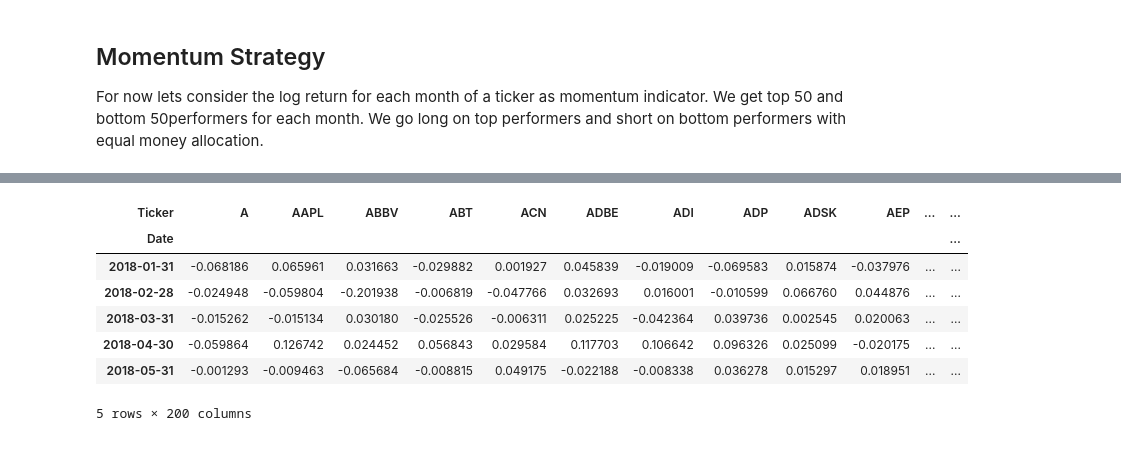
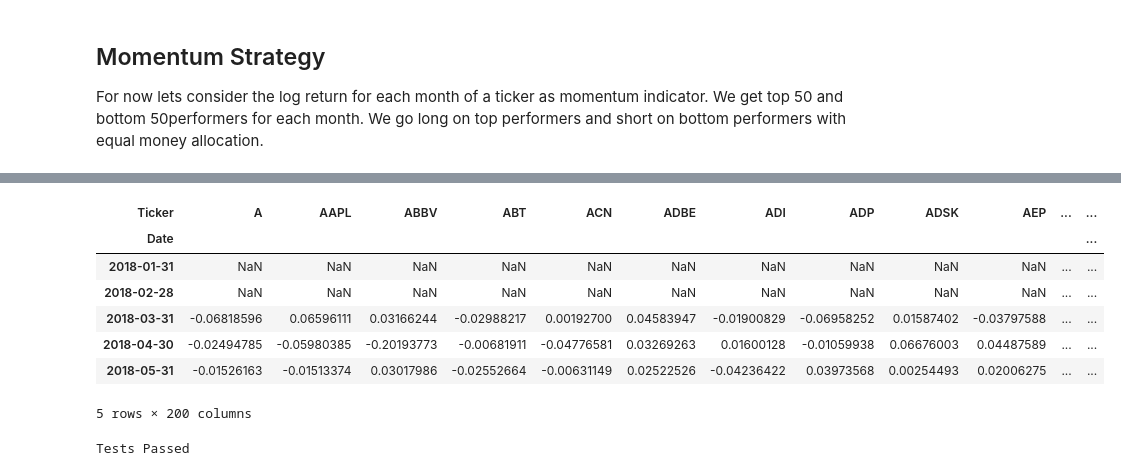
Before and after one commit to ansingh16/AI_for_trading, a Jupyter notebook: Strategies/Momentum_strategy.ipynb, the cells around one changed output, grey strips where cells are left out. Cells and saved outputs as stored; diff of their text form; code cells hidden in the pictures.

```diff
--- a/Strategies/Momentum_strategy.ipynb
+++ b/Strategies/Momentum_strategy.ipynb
@@ -79,5 +86,5 @@ def get_data(tickers, start="2018-01-01", end="2020-01-01"):
     data = yf.download(tickers, start=start, end=end,progress=False)['Adj Close']
     return data
 
-prices = get_data(top_200_companies['Ticker'].tolist())
+close_prices = get_data(top_200_companies['Ticker'].tolist())
 # %%
@@ -93,17 +100,16 @@ prices.head()
 5 rows × 200 columns
 # %%
 # resample prices to get month end prices
-def get_month_end_prices(prices):
+def get_month_end_prices(close_prices,freq='ME'):
     """
     Parameters:
     prices : DataFrame
         Prices for each ticker and date
     Returns:
-    prices_month_end : DataFrame
+    prices_resampled : DataFrame
         Prices for each ticker and month end date
     """
-    prices_month_end = prices.resample('M').last()
-    return prices_month_end
+    prices_resampled = close_prices.resample(freq).last()
+    return prices_resampled
 
-prices_month_end = get_month_end_prices(prices)
-prices_month_end.head()
+prices_month_end = get_month_end_prices(close_prices, freq='ME')
@@ -122,19 +124,19 @@ prices_month_end.head()
 For now lets consider the log return for each month of a ticker as momentum indicator. We get top 50 and bottom 50performers for each month. We go long on top performers and short on bottom performers with equal money allocation.
 # %%
 # get log returns for monthly data
-def get_monthly_log_returns(monthly_prices):
+def get_monthly_log_returns(prices):
     """
     Parameters
     ----------
-    monthly_prices : DataFrame
+    prices : DataFrame
         Close prices for each ticker and date
     Returns
     -------
     log_returns : DataFrame
         Log returns for each ticker and date
     """
-    log_retuns = np.log(monthly_prices).diff()
-    return log_retuns
+    log_returns = np.log(prices).diff()
+    return log_returns
 
 monthly_close_returns = get_monthly_log_returns(prices_month_end)
 monthly_close_returns.head()
@@ -155,31 +161,37 @@ monthly_close_returns.loc[:, 'AAPL'].plot(figsize=(10, 6),ylabel='AAPL monthly l
 # %%
 # define function that give shifted returns for each ticker
 def shift_returns(returns, shift_n):
     """
     Parameters:
     returns : pd.DataFrame
         Returns for each ticker and date
     shift_n : int
         Number of periods to move, can be positive or negative
     Returns:
     shifted: pd.DataFrame
         Shifted returns for each ticker
     """
     shifted = returns.shift(shift_n)
     return shifted
 
 # shift returns
-shifted_monthly_close_returns = shift_returns(monthly_close_returns, 1)
-shifted_monthly_close_returns.head()
+prev_monthly_close_returns = shift_returns(monthly_close_returns, 1)
+lookahead_returns = shift_returns(monthly_close_returns, -1)
+
+prev_monthly_close_returns.head()
 # %% [output]
 | Ticker | A | AAPL | ABBV | ABT | ACN | ADBE | ADI | ADP | ADSK | AEP | ... | ... |
 | Date |  |  |  |  |  |  |  |  |  |  |  | ... |
-| 2018-01-31 | -0.068186 | 0.065961 | 0.031663 | -0.029882 | 0.001927 | 0.045839 | -0.019009 | -0.069583 | 0.015874 | -0.037976 | ... | ... |
-| 2018-02-28 | -0.024948 | -0.059804 | -0.201938 | -0.006819 | -0.047766 | 0.032693 | 0.016001 | -0.010599 | 0.066760 | 0.044876 | ... | ... |
-| 2018-03-31 | -0.015262 | -0.015134 | 0.030180 | -0.025526 | -0.006311 | 0.025225 | -0.042364 | 0.039736 | 0.002545 | 0.020063 | ... | ... |
-| 2018-04-30 | -0.059864 | 0.126742 | 0.024452 | 0.056843 | 0.029584 | 0.117703 | 0.106642 | 0.096326 | 0.025099 | -0.020175 | ... | ... |
-| 2018-05-31 | -0.001293 | -0.009463 | -0.065684 | -0.008815 | 0.049175 | -0.022188 | -0.008338 | 0.036278 | 0.015297 | 0.018951 | ... | ... |
+| 2018-01-31 | NaN | NaN | NaN | NaN | NaN | NaN | NaN | NaN | NaN | NaN | ... | ... |
+| 2018-02-28 | NaN | NaN | NaN | NaN | NaN | NaN | NaN | NaN | NaN | NaN | ... | ... |
+| 2018-03-31 | -0.06818596 | 0.06596111 | 0.03166244 | -0.02988217 | 0.00192700 | 0.04583947 | -0.01900829 | -0.06958252 | 0.01587402 | -0.03797588 | ... | ... |
+| 2018-04-30 | -0.02494785 | -0.05980385 | -0.20193773 | -0.00681911 | -0.04776581 | 0.03269263 | 0.01600128 | -0.01059938 | 0.06676003 | 0.04487589 | ... | ... |
+| 2018-05-31 | -0.01526163 | -0.01513374 | 0.03017986 | -0.02552664 | -0.00631149 | 0.02522526 | -0.04236422 | 0.03973568 | 0.00254493 | 0.02006275 | ... | ... |
 5 rows × 200 columns
+# %%
+project_tests.test_shift_returns(shift_returns)
+# %% [output]
+Tests Passed
 # %%
 # function to get top industries for a given date and sector
 
```
Also changed, not shown: parts of 12 cells of this notebook, 2 other files.
